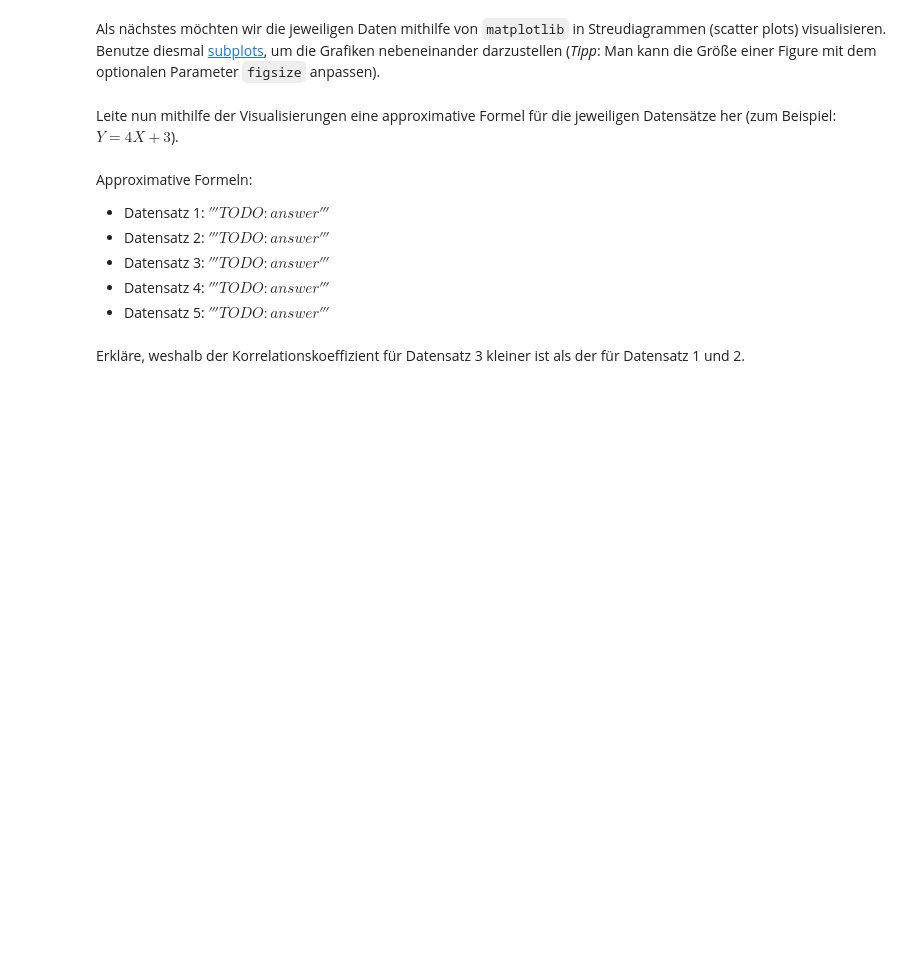
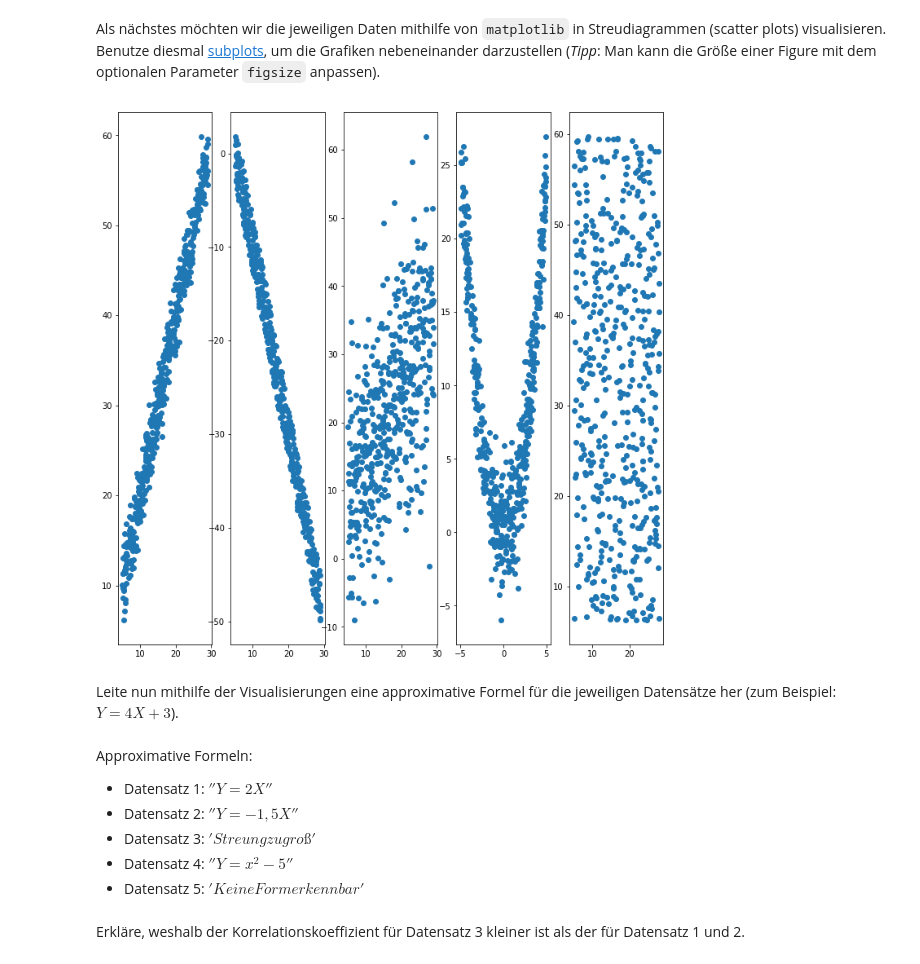
Before and after one commit to jessenlars/InfoSys, a Jupyter notebook: notebook03/notebook03.ipynb, the cells around one changed output. Drawn from its saved outputs; the diff is of its cells as text; code cells hidden in the pictures; blank space fills up the shorter version.

```diff
--- a/notebook03/notebook03.ipynb
+++ b/notebook03/notebook03.ipynb
@@ -139,14 +269,34 @@ TODO: implement
+# %%
+plt.rcParams["figure.figsize"] = [12,12]
+plt.subplot(151)
+plt.scatter(x = df1.x, y = df1.y)
+
+plt.subplot(152)
+plt.scatter(x = df2.x, y = df2.y)
+
+plt.subplot(153)
+plt.scatter(x = df3.x, y = df3.y)
+
+plt.subplot(154)
+plt.scatter(x = df4.x, y = df4.y)
+
+plt.subplot(155)
+plt.scatter(x = df5.x, y = df5.y)
+
+plt.show()
+# %% [output]
+[figure, added]
 # %%
 # 0.25 Punkte
 # %% [markdown]
 Leite nun mithilfe der Visualisierungen eine approximative Formel für die jeweiligen Datensätze her (zum Beispiel: $Y = 4X + 3$).
 # %% [markdown]
 Approximative Formeln:
-- Datensatz 1: $'''TODO: answer'''$
-- Datensatz 2: $'''TODO: answer'''$
-- Datensatz 3: $'''TODO: answer'''$
-- Datensatz 4: $'''TODO: answer'''$
-- Datensatz 5: $'''TODO: answer'''$
+- Datensatz 1: $''Y=2X''$
+- Datensatz 2: $''Y=-1,5X''$
+- Datensatz 3: $'Streung zu groß'$
+- Datensatz 4: $''Y= x^2-5''$
+- Datensatz 5: $'Keine Form erkennbar'$
 # %%
 # 0.75 Punkte
 # %% [markdown]
```
Also changed, not shown: parts of 33 cells of this notebook.
